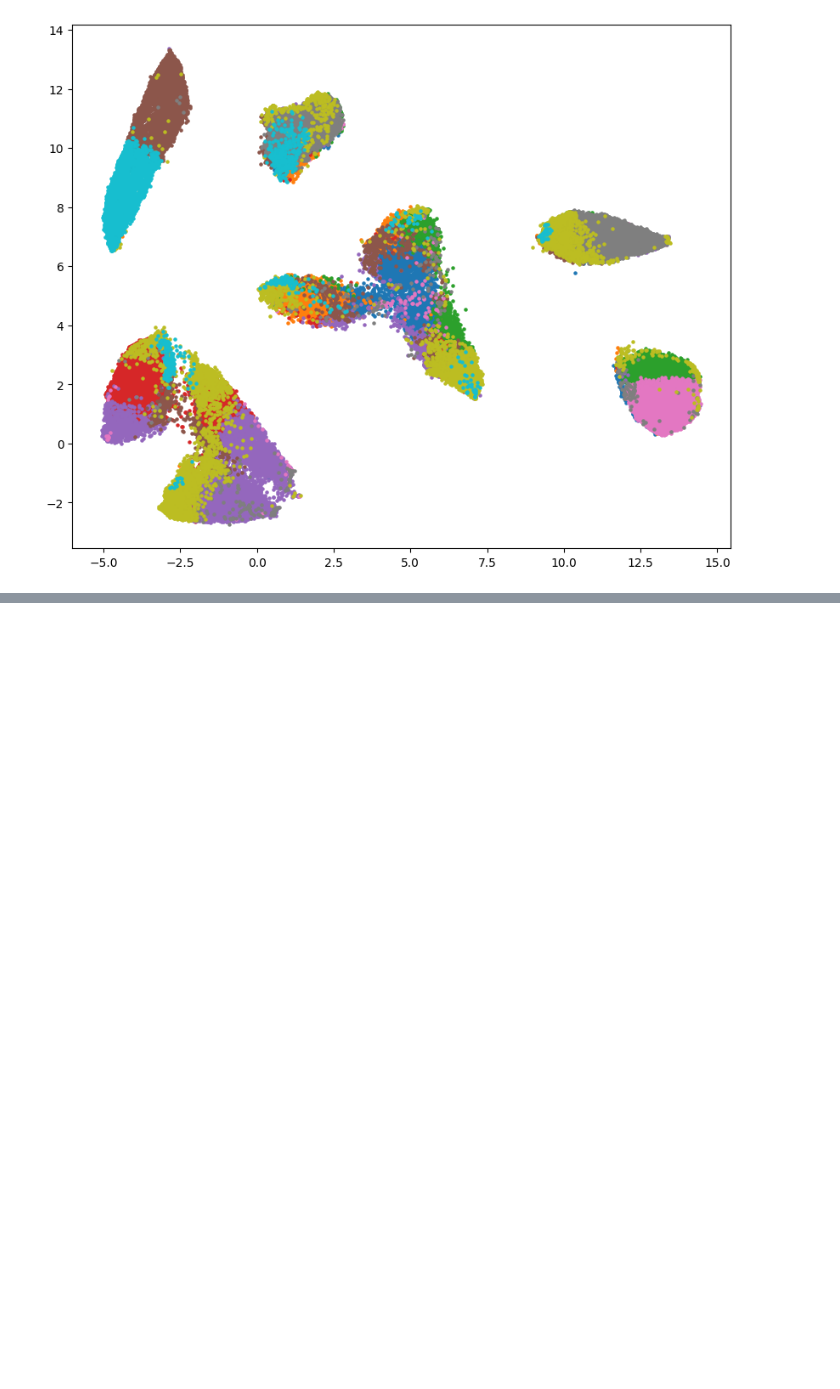
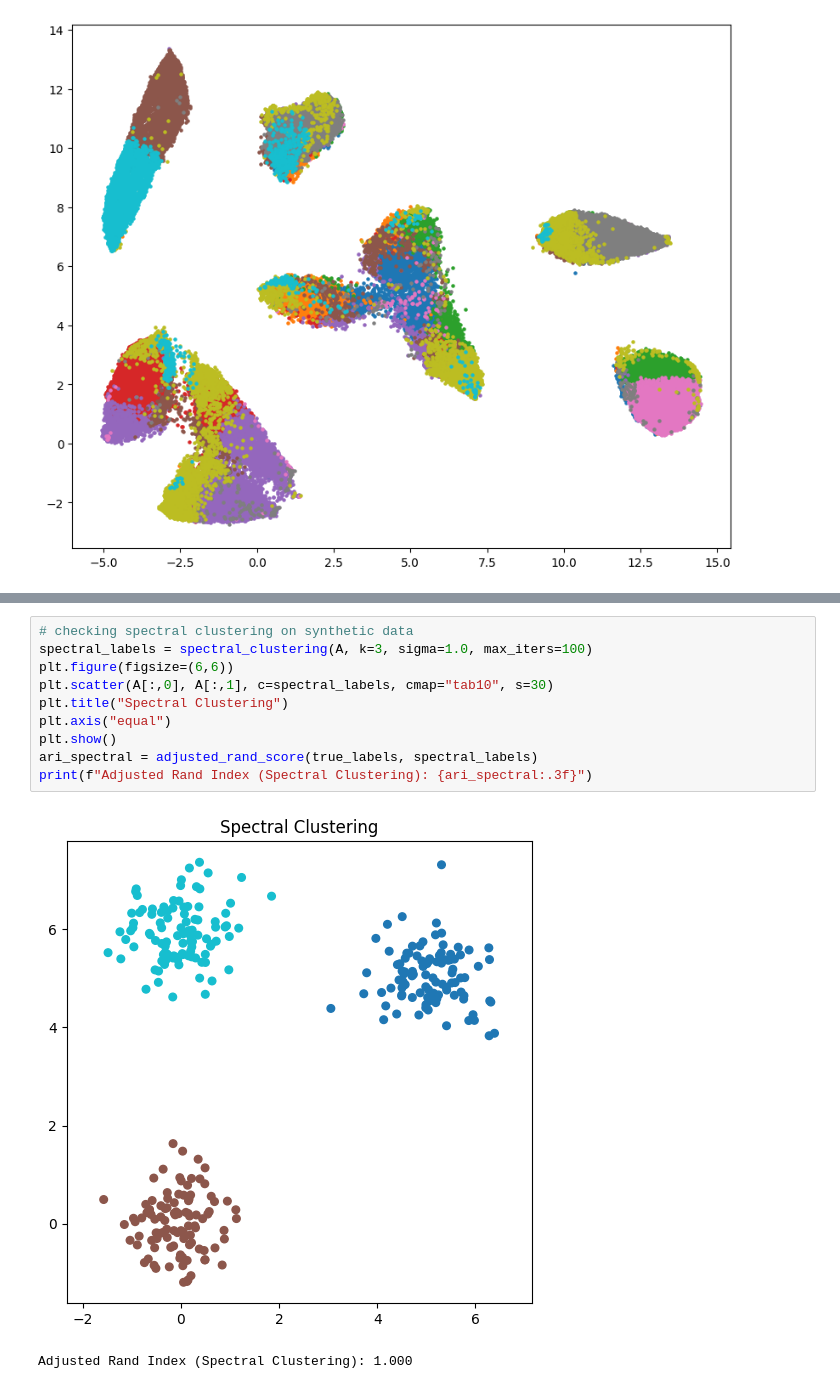
Before and after one commit to kira128/K-means, a Jupyter notebook: kmeans.ipynb, the cells around one changed output, grey strips where cells are left out. Drawn from its saved outputs; the diff is of its cells as text; blank space fills up the shorter version.

```diff
--- a/kmeans.ipynb
+++ b/kmeans.ipynb
@@ -147,0 +276,13 @@ for cluster_id in range(10):
+# %%
+# checking spectral clustering on synthetic data
+spectral_labels = spectral_clustering(A, k=3, sigma=1.0, max_iters=100)
+plt.figure(figsize=(6,6))
+plt.scatter(A[:,0], A[:,1], c=spectral_labels, cmap="tab10", s=30)
+plt.title("Spectral Clustering")
+plt.axis("equal")
+plt.show()
+ari_spectral = adjusted_rand_score(true_labels, spectral_labels)
+print(f"Adjusted Rand Index (Spectral Clustering): {ari_spectral:.3f}")
+# %% [output]
+[figure, added]
+Adjusted Rand Index (Spectral Clustering): 1.000
```
Also changed, not shown: parts of 8 cells of this notebook, 10 other files.
